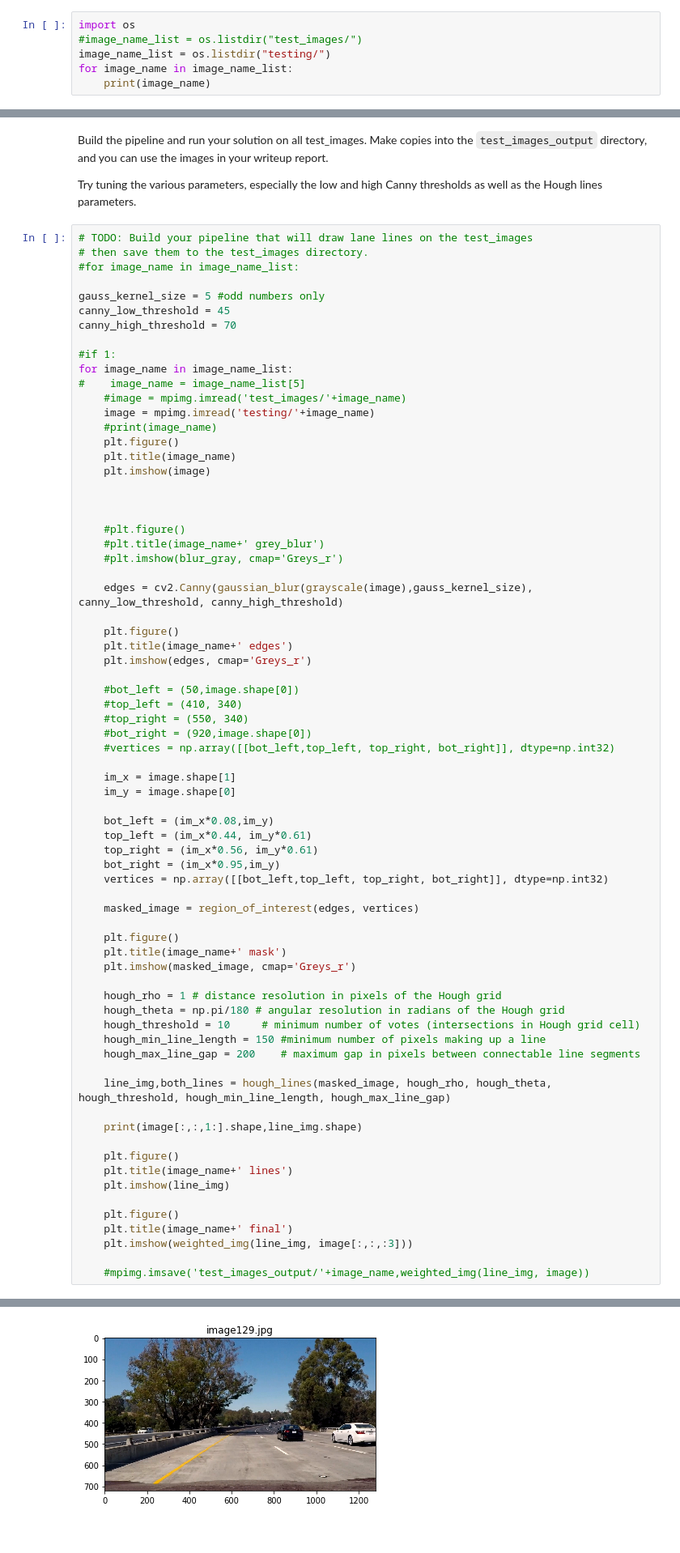
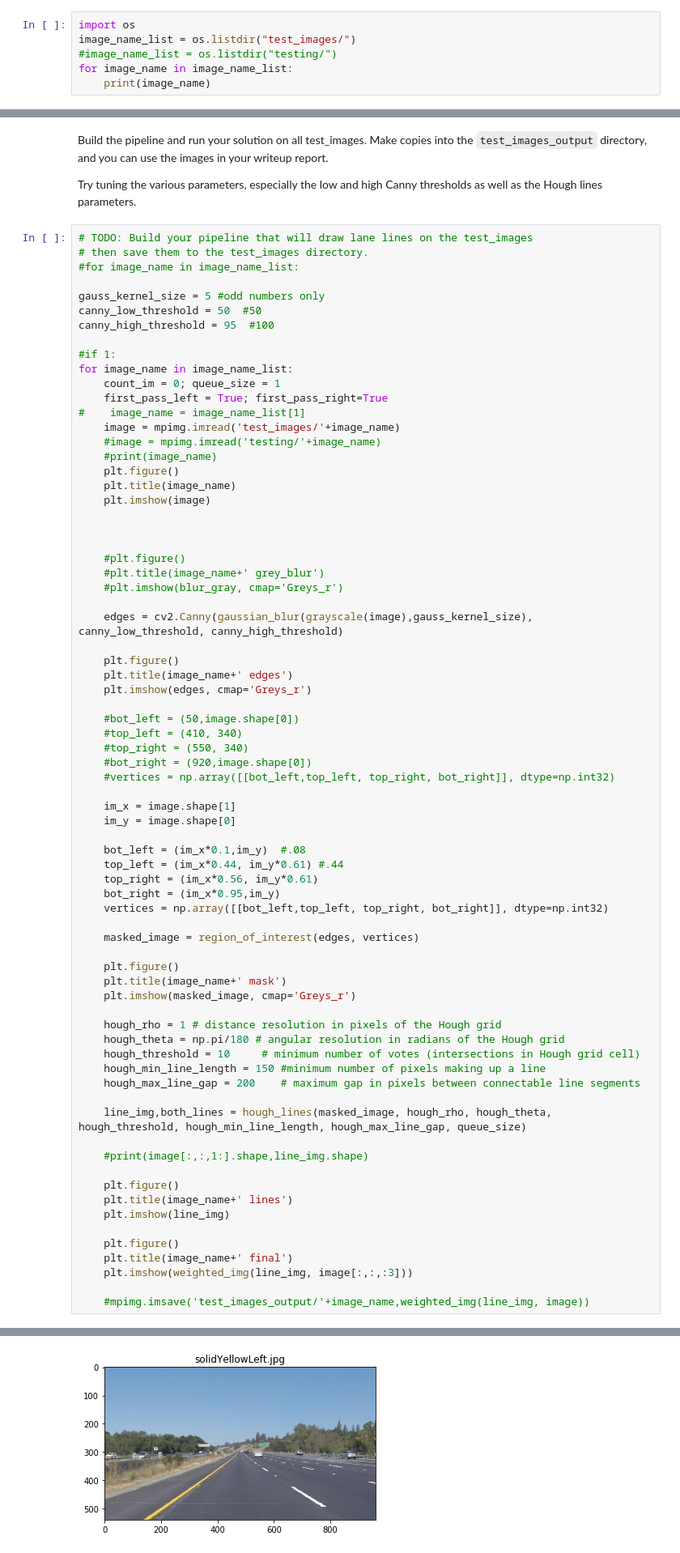
Before and after one commit to TDaoust/CarND-LaneLines-P1, a Jupyter notebook: P1.ipynb, the cells around one changed output, grey strips where cells are left out. Shown at 81% size. Saved outputs shown, nothing was run; the diff lists cells and outputs as text.

```diff
--- a/P1.ipynb
+++ b/P1.ipynb
@@ -245,8 +360,8 @@ Build your pipeline to work on the images in the directory "test_images"
 **You should make sure your pipeline works well on these images before you try the videos.**
 # %%
 import os
-#image_name_list = os.listdir("test_images/")
-image_name_list = os.listdir("testing/")
+image_name_list = os.listdir("test_images/")
+#image_name_list = os.listdir("testing/")
 for image_name in image_name_list:
     print(image_name)
 # %% [output]
@@ -266,14 +385,16 @@ Try tuning the various parameters, especially the low and high Canny thresholds
 #for image_name in image_name_list:
 
 gauss_kernel_size = 5 #odd numbers only
-canny_low_threshold = 45
-canny_high_threshold = 70
+canny_low_threshold = 50  #50
+canny_high_threshold = 95  #100
 
 #if 1:
 for image_name in image_name_list:
-#    image_name = image_name_list[5]
-    #image = mpimg.imread('test_images/'+image_name)
-    image = mpimg.imread('testing/'+image_name)
+    count_im = 0; queue_size = 1
+    first_pass_left = True; first_pass_right=True
+#    image_name = image_name_list[1]
+    image = mpimg.imread('test_images/'+image_name)
+    #image = mpimg.imread('testing/'+image_name)
     #print(image_name)
     plt.figure()
     plt.title(image_name)
@@ -300,8 +421,8 @@ for image_name in image_name_list:
     im_x = image.shape[1]
     im_y = image.shape[0]
 
-    bot_left = (im_x*0.08,im_y)
-    top_left = (im_x*0.44, im_y*0.61)
+    bot_left = (im_x*0.1,im_y)  #.08
+    top_left = (im_x*0.44, im_y*0.61) #.44
     top_right = (im_x*0.56, im_y*0.61)
     bot_right = (im_x*0.95,im_y)
     vertices = np.array([[bot_left,top_left, top_right, bot_right]], dtype=np.int32)
@@ -318,9 +439,9 @@ for image_name in image_name_list:
     hough_min_line_length = 150 #minimum number of pixels making up a line
     hough_max_line_gap = 200    # maximum gap in pixels between connectable line segments
 
-    line_img,both_lines = hough_lines(masked_image, hough_rho, hough_theta, hough_threshold, hough_min_line_length, hough_max_line_gap)
+    line_img,both_lines = hough_lines(masked_image, hough_rho, hough_theta, hough_threshold, hough_min_line_length, hough_max_line_gap, queue_size)
 
-    print(image[:,:,1:].shape,line_img.shape)
+    #print(image[:,:,1:].shape,line_img.shape)
 
     plt.figure()
     plt.title(image_name+' lines')
@@ -349 +466 @@ for image_name in image_name_list:
-[figure, old version]
+[figure, new version]
```
Also changed, not shown: parts of 7 cells of this notebook, 12 other files.
